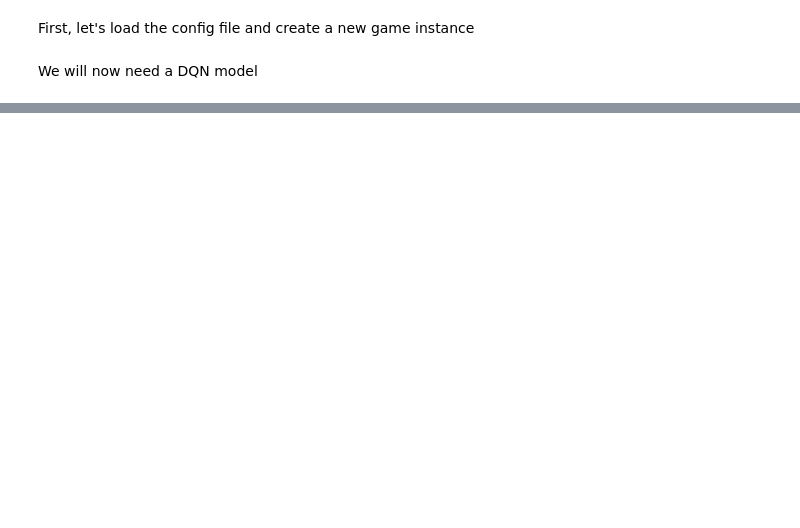
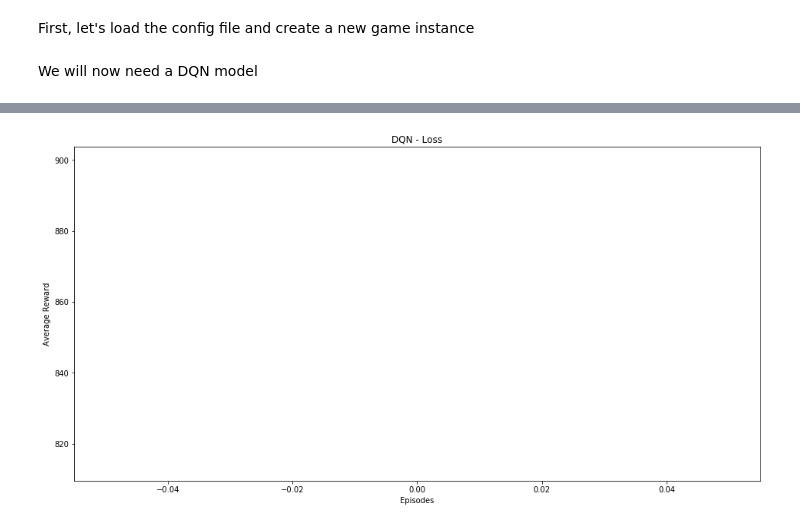
Before and after one commit to peterbern13/DoomRL, a Jupyter notebook: DoomQN.ipynb, the cells around one changed output, grey strips where cells are left out. Saved outputs shown, nothing was run; the diff lists cells and outputs as text; code cells hidden in the pictures; blank space fills up the shorter version.

```diff
--- a/DoomQN.ipynb
+++ b/DoomQN.ipynb
@@ -279,0 +320,4 @@ utilities.plot_reward_curve(episode_rewards, "DQN", 5)
+# %%
+utilities.plot_reward_curve(episode_losses, "DQN - Loss", 5)
+# %% [output]
+[figure, added]
```
Also changed, not shown: parts of 6 cells of this notebook, 2 other files.
